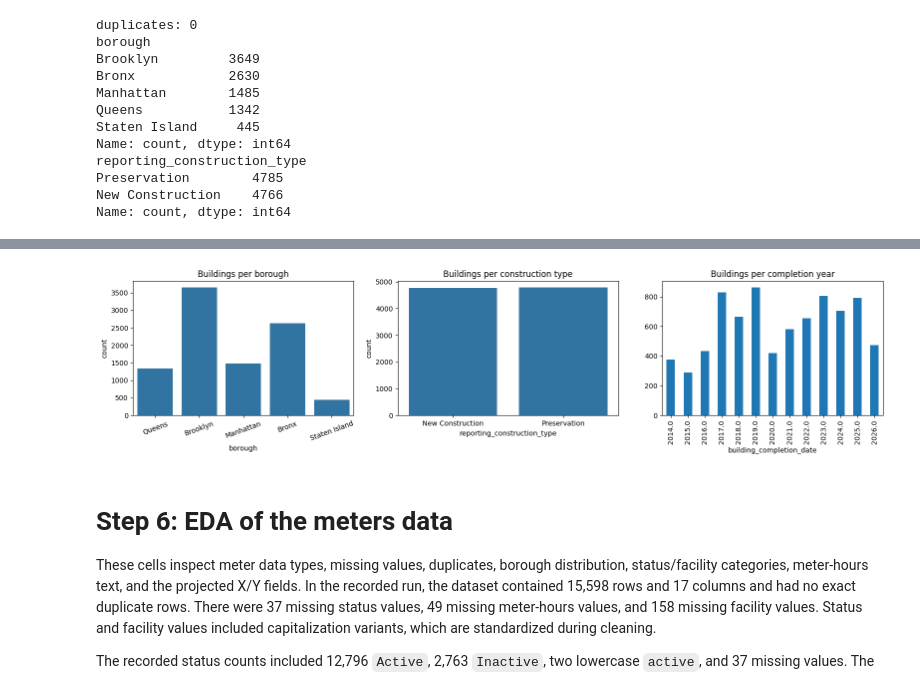
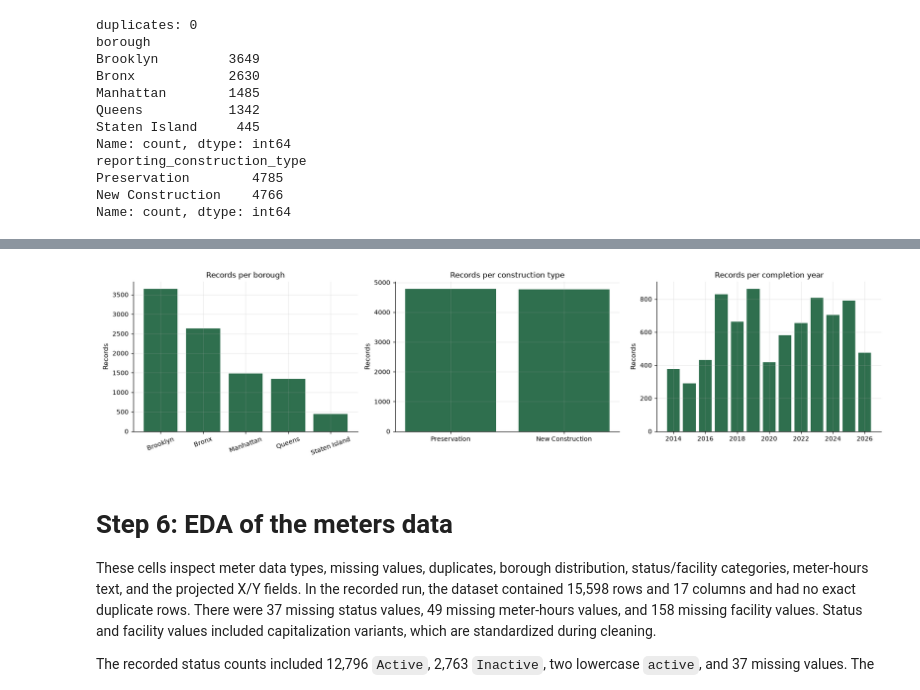
Before and after one commit to abdelrahmanahmed-16001205/Data-eng-proj, a Jupyter notebook: Milestone1_FINAL_SUBMISSION_REVIEWED.ipynb, the cells around one changed output, grey strips where cells are left out. Cells and saved outputs as stored; diff of their text form; code cells hidden in the pictures.

```diff
--- a/Milestone1_FINAL_SUBMISSION_REVIEWED.ipynb
+++ b/Milestone1_FINAL_SUBMISSION_REVIEWED.ipynb
@@ -238,18 +259,27 @@ print(df_housing['total_units'].skew())
 # %%
-# initial plots for housing: buildings per borough, per construction type and per completion year
+# initial plots for housing: records per borough, per construction type and per completion year
 fig, ax = plt.subplots(nrows=1, ncols=3, figsize=(16, 4))
-sns.countplot(x='borough', data=df_housing, ax=ax[0])
-ax[0].set_title('Buildings per borough')
+
+counts = df_housing['borough'].value_counts()
+ax[0].bar(counts.index, counts.values, color='#2f6f4e')
+ax[0].set_title('Records per borough')
+ax[0].set_ylabel('Records')
 ax[0].tick_params(axis='x', rotation=20)
-sns.countplot(x='reporting_construction_type', data=df_housing, ax=ax[1])
-ax[1].set_title('Buildings per construction type')
+
+counts = df_housing['reporting_construction_type'].value_counts()
+ax[1].bar(counts.index, counts.values, color='#2f6f4e')
+ax[1].set_title('Records per construction type')
+ax[1].set_ylabel('Records')
+
 years = pd.to_datetime(df_housing['building_completion_date'], errors='coerce').dt.year
-years.value_counts().sort_index().plot(kind='bar', ax=ax[2])
-ax[2].set_title('Buildings per completion year')
+counts = years.value_counts().sort_index()
+ax[2].bar(counts.index.astype(int), counts.values, color='#2f6f4e')
+ax[2].set_title('Records per completion year')
+ax[2].set_ylabel('Records')
 plt.tight_layout()
 plt.show()
 # %% [output]
-[figure, old version]
+[figure, new version]
 # %% [markdown]
 # Step 6: EDA of the meters data
 
```
Also changed, not shown: parts of 19 cells of this notebook, 7 other files.
